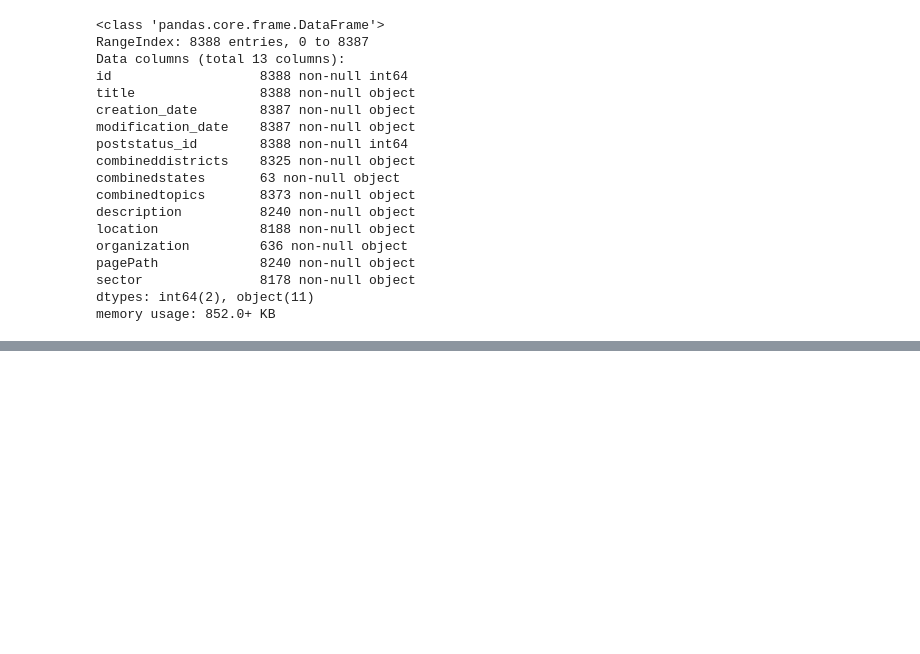
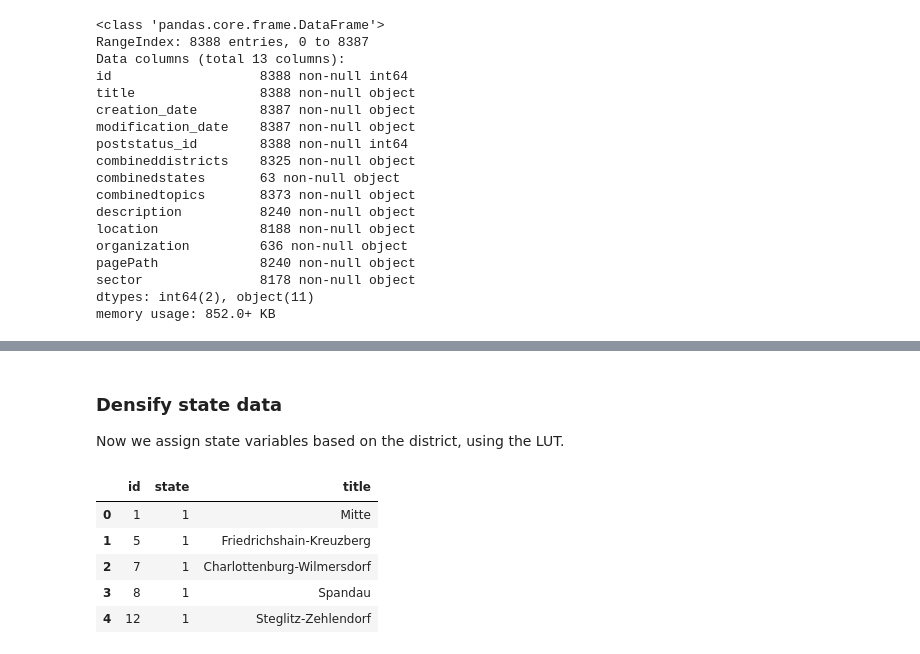
Before and after one commit to teoguso/dssg-data-dive-2017, a Jupyter notebook: notebooks/01-mg-first-data-exploration.ipynb, the cells around one changed output, grey strips where cells are left out. Cells and saved outputs as stored; diff of their text form; code cells hidden in the pictures; blank space fills up the shorter version.

```diff
--- a/notebooks/01-mg-first-data-exploration.ipynb
+++ b/notebooks/01-mg-first-data-exploration.ipynb
@@ -68,0 +179,14 @@ a
+# %% [markdown]
+### Densify state data
+
+Now we assign state variables based on the district, using the LUT.
+# %%
+district_state_lut = pd.read_csv("../data/raw/posts_districts.csv", sep=";")
+district_state_lut.head()
+# %% [output]
+|  | id | state | title |
+| 0 | 1 | 1 | Mitte |
+| 1 | 5 | 1 | Friedrichshain-Kreuzberg |
+| 2 | 7 | 1 | Charlottenburg-Wilmersdorf |
+| 3 | 8 | 1 | Spandau |
+| 4 | 12 | 1 | Steglitz-Zehlendorf |
```
Also changed, not shown: parts of 26 cells of this notebook.
